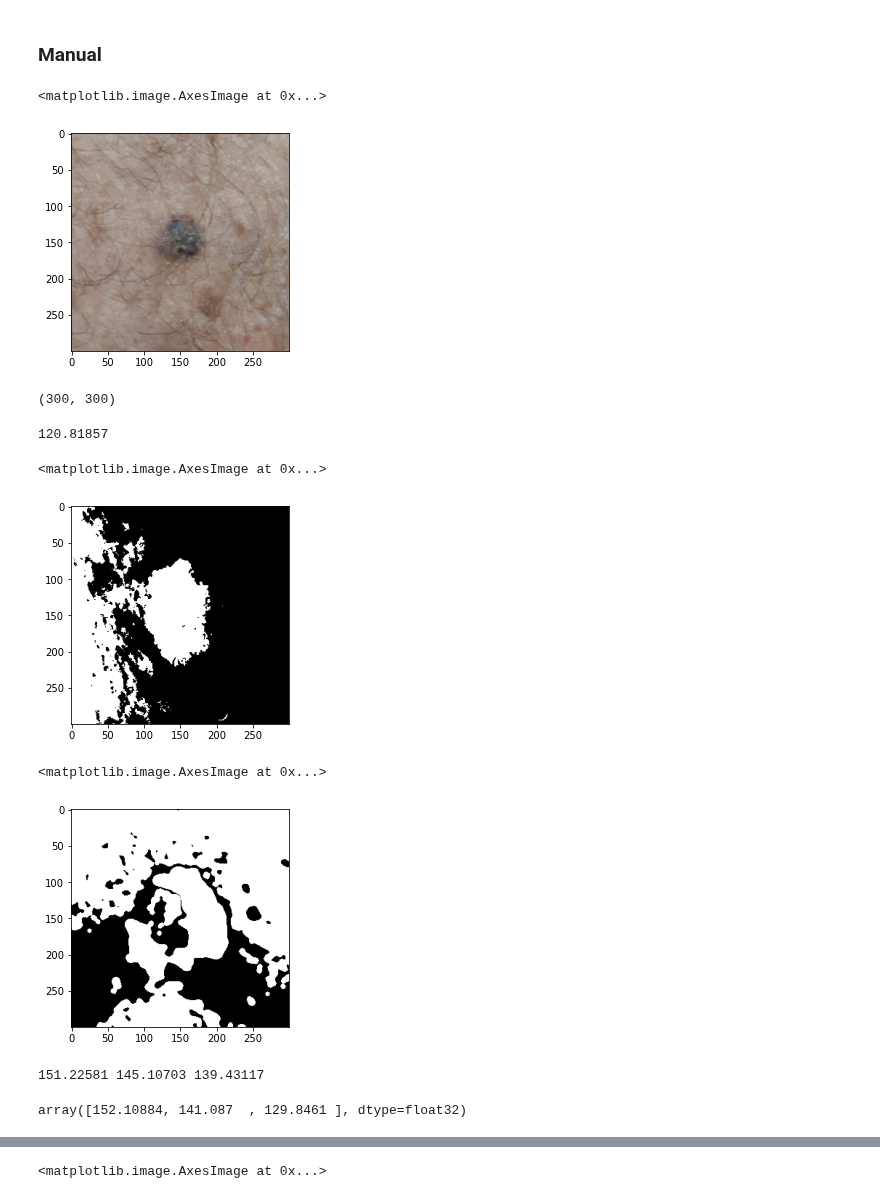
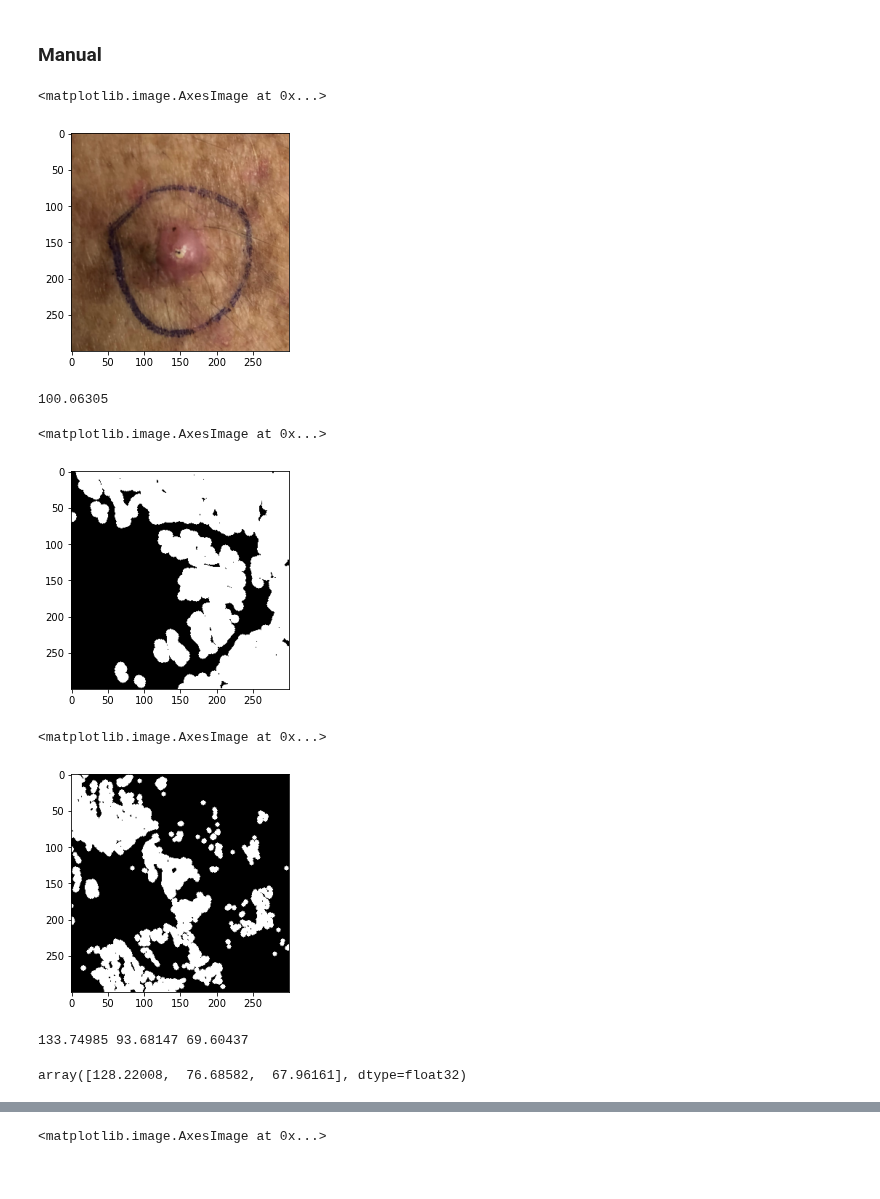
Before and after one commit to julielhagen/First-Year-Project, a Jupyter notebook: Segmentation.ipynb, the cells around one changed output, grey strips where cells are left out. Saved outputs shown, nothing was run; the diff lists cells and outputs as text; code cells hidden in the pictures.

```diff
--- a/Segmentation.ipynb
+++ b/Segmentation.ipynb
@@ -146,11 +149,11 @@ plt.imshow(im_mask, cmap='gray')
 ### PCA
 # %%
 # Flatten it, now each row represents a single image
-X = np.stack(images, axis = 0)
+X = np.stack(images_scc, axis = 0)
 
 dim1, dim2, chan = arr.shape
 n_features = chan*dim1*dim2
-X = X.reshape((len(images), n_features)) # flattened --> this goes to PCA
+X = X.reshape((len(images_scc), n_features)) # flattened --> this goes to PCA
 
 print(np.shape(X))
 # %% [output]
@@ -158,6 +161,6 @@ print(np.shape(X))
 # %%
 # Init the model (a.k.a. specify the hyper-parameters e.g. number of components)
-final_n_features = 150 # Hyper-parameter - try different values
+final_n_features = 55 # Hyper-parameter - try different values
 pca = PCA(n_components=final_n_features)
 # %%
 # Transformed features
@@ -240,13 +310,13 @@ for i in range(len(images_mel)):
 # %% [markdown]
 ### Manual
 # %%
-mask = paths_mel == 'PAT_949_1802_582.png'
-im = images_mel[np.where(mask)[0][0]]
+mask = paths_scc == 'PAT_20_30_44.png'
+im = images_scc[np.where(mask)[0][0]]
 
 plt.imshow(im)
 # %% [output]
 <matplotlib.image.AxesImage at 0x...>
-[figure, old version]
+[figure, new version]
 # %%
 # Thresholds
 im_gray = rgb2gray(im)*256
@@ -255,20 +325,19 @@ val = filters.threshold_otsu(im_gray)
 val0 = filters.threshold_otsu(im[:,:,0]*256)
 val1 = filters.threshold_otsu(im[:,:,1]*256)
 val2 = filters.threshold_otsu(im[:,:,2]*256)
-# %%
-np.shape(im_mask)
-# %% [output]
-(300, 300)
 # %%
-im_mask = (im_gray < val-10)
+im_mask = (im_gray < val)
 print(val)
+
+struct_el = morphology.disk(6)
+im_mask = morphology.binary_opening(im_mask, struct_el)
 plt.imshow(im_mask, cmap='gray')
 # %% [output]
-120.81857
+100.06305
 <matplotlib.image.AxesImage at 0x...>
-[figure, old version]
+[figure, new version]
 # %%
-im_rgb_mask = (gaussian(im[:,:,0]*256,3)<val0) | (gaussian(im[:,:,2]*256,2)>val2+25)
+im_rgb_mask = (gaussian(im[:,:,0]*256,0)>110) & (gaussian(im[:,:,1]*256,0)<110) & (gaussian(im[:,:,2]*256,0)<110)
 
 
 struct_el = morphology.disk(3)
@@ -277,15 +346,15 @@ im_rgb_mask = morphology.binary_opening(im_rgb_mask, struct_el)
 plt.imshow(im_rgb_mask, cmap='gray')
 # %% [output]
 <matplotlib.image.AxesImage at 0x...>
-[figure, old version]
+[figure, new version]
 # %%
 print(val0, val1, val2)
 # %% [output]
-151.22581 145.10703 139.43117
+133.74985 93.68147 69.60437
 # %%
-im[150,275,:]*256
+im[200,150,:]*256
 # %% [output]
-array([152.10884, 141.087  , 129.8461 ], dtype=float32)
+array([128.22008,  76.68582,  67.96161], dtype=float32)
 # %%
 im_g = gaussian(rgb2gray(im)*256, 3)
 val_g = filters.threshold_otsu(im_g)
```
Also changed, not shown: parts of 14 cells of this notebook, 1 other file.
